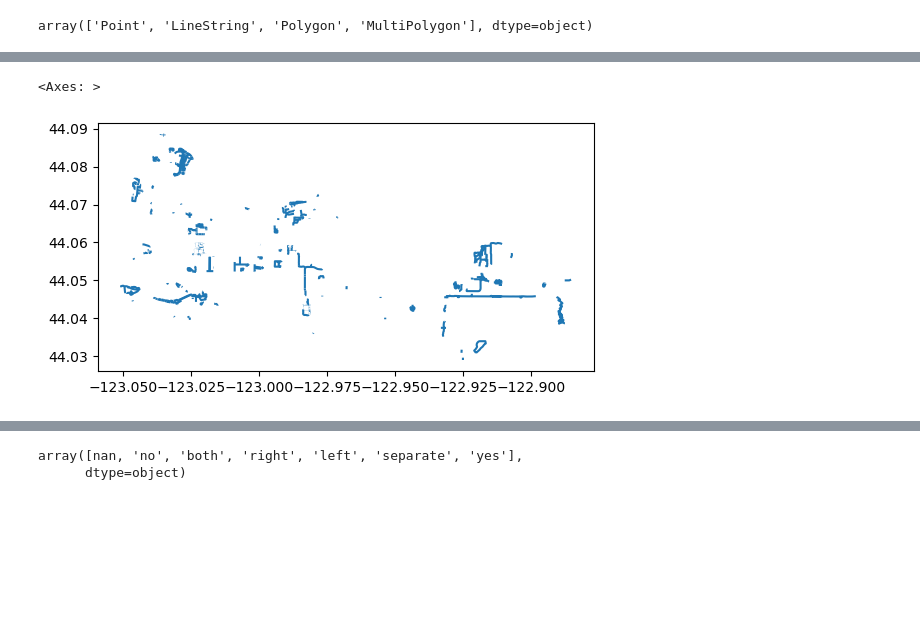
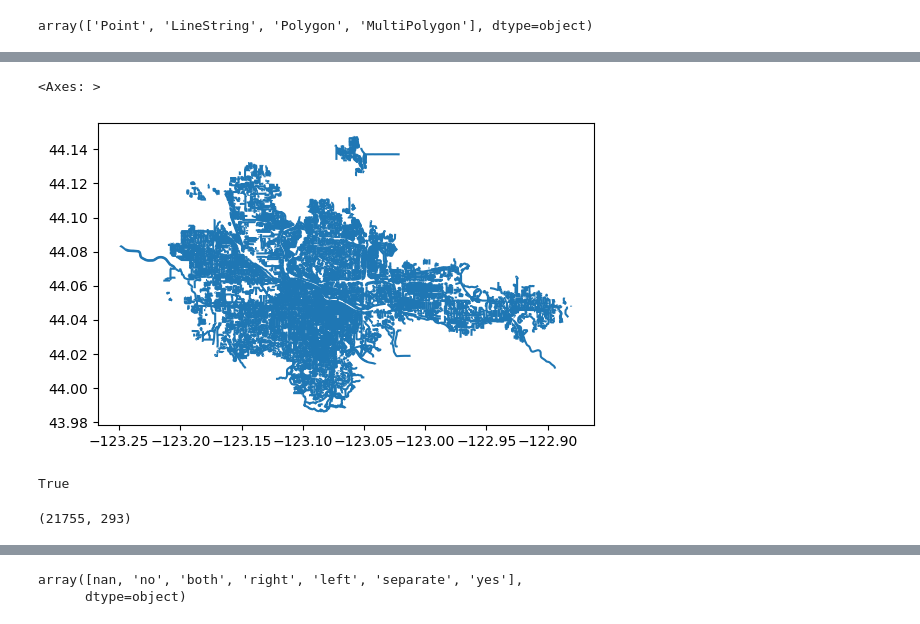
Before and after one commit to dongmeic/Sidewalk, a Jupyter notebook: download_sidewalk_from_OSM.ipynb, the cells around one changed output, grey strips where cells are left out. Drawn from its saved outputs; the diff is of its cells as text; code cells hidden in the pictures; blank space fills up the shorter version.

```diff
--- a/download_sidewalk_from_OSM.ipynb
+++ b/download_sidewalk_from_OSM.ipynb
@@ -37,7 +78,7 @@ footway
 |  | geometry |
 # %%
 tags = {'highway': True}
-highway = ox.geometries_from_place(place_name, tags)
+highway = ox.geometries_from_place(place_names, tags)
 # %%
 selcols = ['highway','geometry','traffic_signals','crossing','bicycle','access','stop','direction','foot','cycleway','footway','sidewalk', 'lanes', 'construction']
 # %%
@@ -80,5 +130,17 @@ array(['traffic_signals', 'turning_circle', 'turning_loop',
-# %%
-highway[(highway.highway.isin(['footway', 'steps', 'pedestrian', 'crossing', 'path', 'construction'])) & (highway.type !='Point')].plot()
-# %% [output]
-<Axes: >
-[figure, removed]
+# %%
+seltypes = ['cycleway', 'footway', 'steps', 'pedestrian', 'residential', 'crossing', 'path', 'living_street', 'construction', 'track', 'services', 'service', 'bridleway']
+# %%
+pedbike = highway[(highway.highway.isin(seltypes)) & (highway.type == 'LineString')]
+# %%
+pedbike.plot()
+# %% [output]
+<Axes: >
+[figure, added]
+# %%
+'addr:city' in pedbike.columns
+# %% [output]
+True
+# %%
+pedbike.shape
+# %% [output]
+(21755, 293)
```
Also changed, not shown: parts of 30 cells of this notebook, 11 other files.
